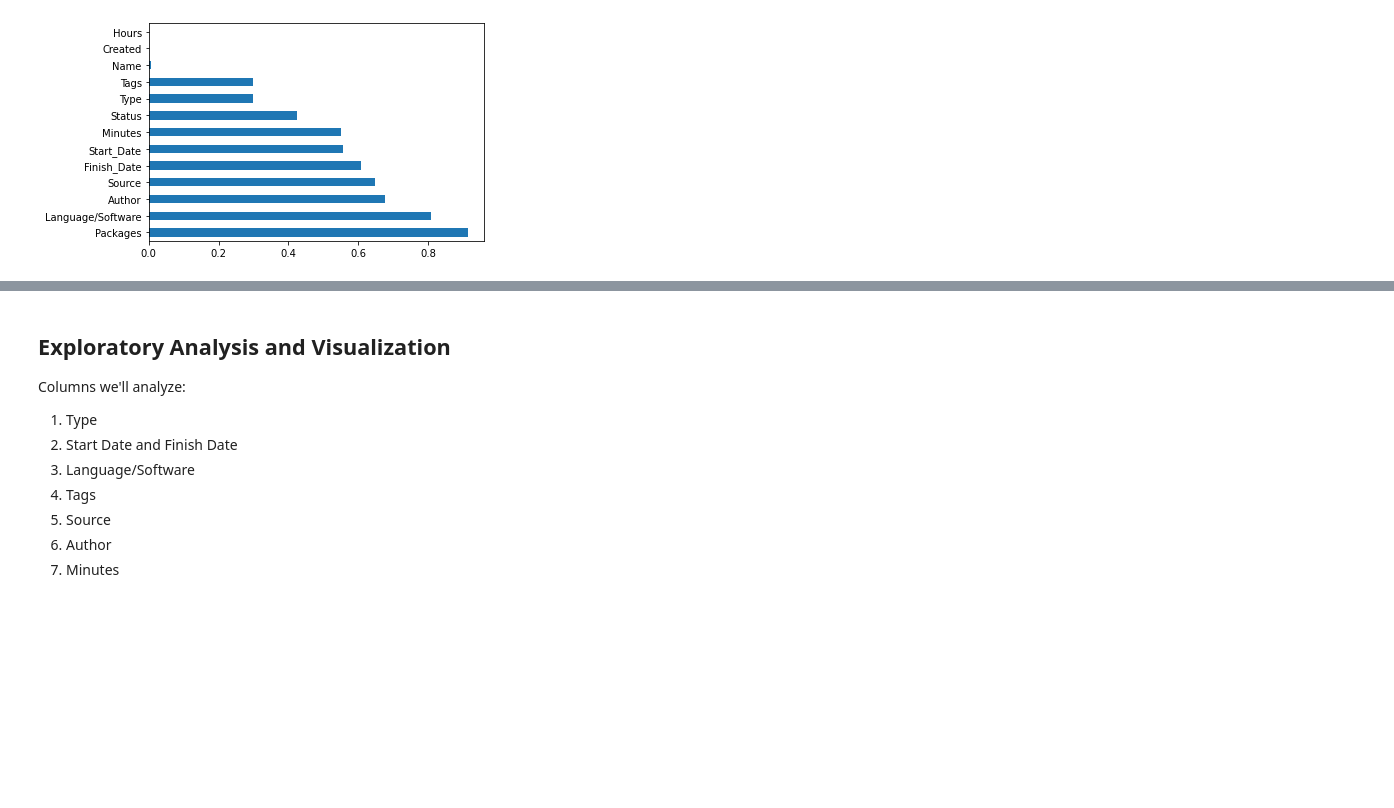
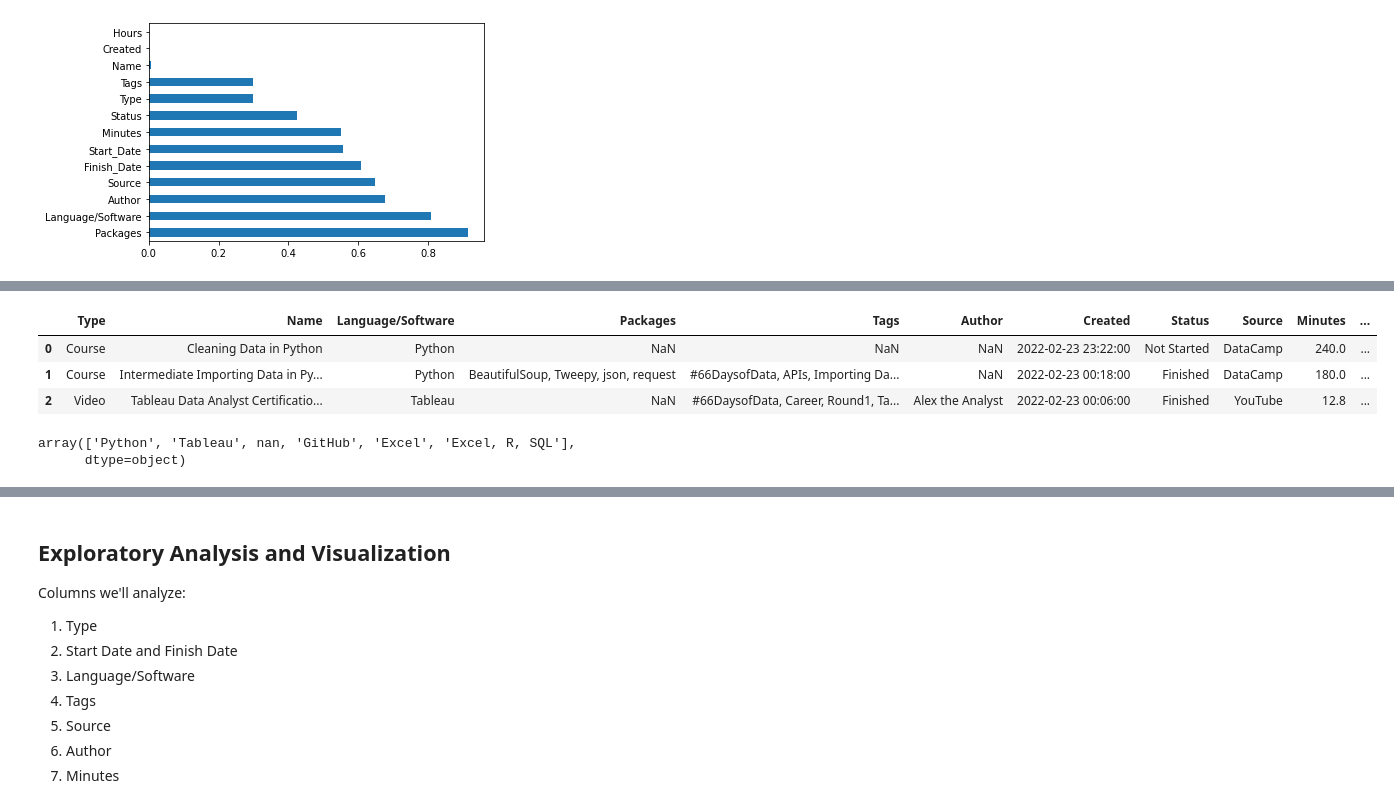
Before and after one commit to franco3x/Notion-66-Days-of-Data, a Jupyter notebook: Notion 66 Days of Data.ipynb, the cells around one changed output, grey strips where cells are left out. Saved outputs shown, nothing was run; the diff lists cells and outputs as text; code cells hidden in the pictures; blank space fills up the shorter version.

```diff
--- a/Notion 66 Days of Data.ipynb
+++ b/Notion 66 Days of Data.ipynb
@@ -271,0 +272,12 @@ df.describe()
+# %%
+df.head(3)
+# %% [output]
+|  | Type | Name | Language/Software | Packages | Tags | Author | Created | Status | Source | Minutes | ... |
+| 0 | Course | Cleaning Data in Python | Python | NaN | NaN | NaN | 2022-02-23 23:22:00 | Not Started | DataCamp | 240.0 | ... |
+| 1 | Course | Intermediate Importing Data in Py... | Python | BeautifulSoup, Tweepy, json, request | #66DaysofData, APIs, Importing Da... | NaN | 2022-02-23 00:18:00 | Finished | DataCamp | 180.0 | ... |
+| 2 | Video | Tableau Data Analyst Certificatio... | Tableau | NaN | #66DaysofData, Career, Round1, Ta... | Alex the Analyst | 2022-02-23 00:06:00 | Finished | YouTube | 12.8 | ... |
+# %%
+df["Language/Software"].unique()
+# %% [output]
+array(['Python', 'Tableau', nan, 'GitHub', 'Excel', 'Excel, R, SQL'],
+      dtype=object)
```
Also changed, not shown: parts of 6 cells of this notebook.
